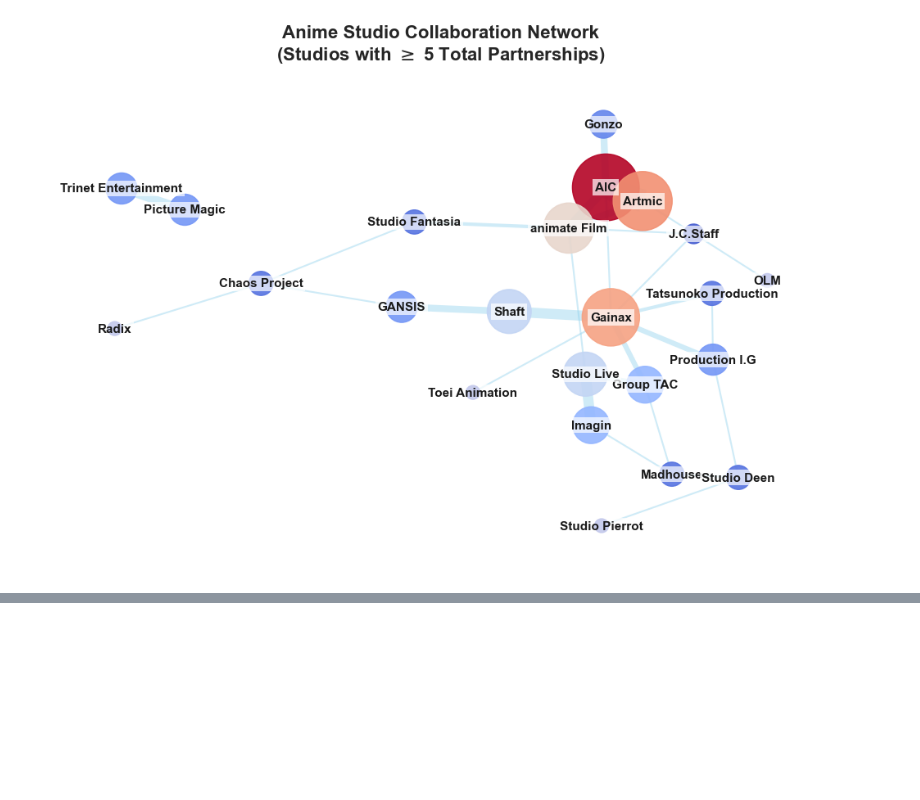
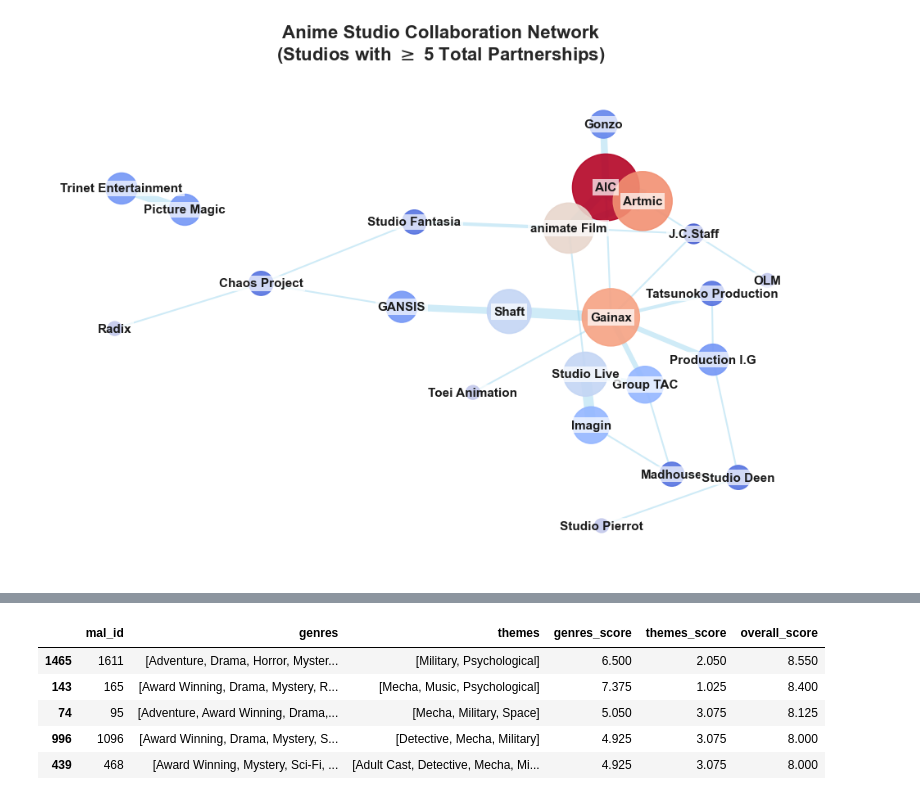
Before and after one commit to AZysk0/anime-data-analysis, a Jupyter notebook: anime_analysis_tasks.ipynb, the cells around one changed output, grey strips where cells are left out. Cells and saved outputs as stored; diff of their text form; code cells hidden in the pictures; blank space fills up the shorter version.

```diff
--- a/anime_analysis_tasks.ipynb
+++ b/anime_analysis_tasks.ipynb
@@ -1263,0 +1748,66 @@ plt.tight_layout()
+# %%
+def get_feature_weights(user: UserProfile, df: pd.DataFrame, feature):
+    user_baseline = user.average_score
+
+    trunc_df = df[['mal_id', feature]]
+    user_watched_scores = pd.DataFrame(list(user.watched_scores.items()), columns=['mal_id', 'user_score'])
+    favorites = list(user.favorites)
+    watched_anime_profiles = pd.merge(
+        trunc_df, user_watched_scores, on="mal_id", how="inner"
+    )
+
+    watched_anime_profiles["is_favorite"] = watched_anime_profiles["mal_id"].isin(favorites)  # add fav column mask
+    watched_anime_profiles["score_centered"] = watched_anime_profiles['user_score'] - user_baseline  # score centered
+    watched_anime_profiles["weights"] = (
+        watched_anime_profiles["score_centered"] + (watched_anime_profiles["is_favorite"] * 2.0)
+    ).clip(lower=0)
+
+    # and for each feature (genre/theme) i need to compute weight (normalized)?
+    feature_weights = (
+        watched_anime_profiles[[feature, 'weights']]
+        .explode(feature)
+        .dropna()
+        .groupby(feature)['weights']
+        .mean()
+    )
+    return feature_weights.to_dict()
+
+
+def get_recommended_anime(user: UserProfile, df: pd.DataFrame, n):
+    # dicts: str -> float
+    genre_weights = get_feature_weights(test_user, anime_df, 'genres')
+    theme_weights = get_feature_weights(test_user, anime_df, 'themes')
+
+    recommendation_df = df.copy()[['mal_id', 'genres', 'themes']]
+    recommendation_df['genres_score'] = recommendation_df["genres"].apply(
+        lambda genre_list: sum(genre_weights.get(g, 0.0) for g in genre_list)
+    )
+    recommendation_df['themes_score'] = recommendation_df["themes"].apply(
+        lambda theme_list: sum(theme_weights.get(t, 0.0) for t in theme_list)
+    )
+    recommendation_df['overall_score'] = recommendation_df['genres_score'] + recommendation_df['themes_score']
+
+    # exclude watched animes
+    watched_ids = list(user.watched_scores.keys())
+    unwatched_df = recommendation_df[~recommendation_df["mal_id"].isin(watched_ids)]
+    top_recommendations = unwatched_df.sort_values(
+        by="overall_score", ascending=False
+    ).head(n)
+
+    return top_recommendations
+
+
+
+# genres mapping structure:
+# {'Action': 0.0, 'Adventure': 0.47500000000000053, 'Comedy': 0.47500000000000053, 'Hentai': 1.950000000000001, 'Sci-Fi': 0.816666666666667}
+
+
+test_user = get_random_user(anime_df, 10, 3, 1)
+get_recommended_anime(test_user, anime_df, n=5)
+# %% [output]
+|  | mal_id | genres | themes | genres_score | themes_score | overall_score |
+| 1465 | 1611 | [Adventure, Drama, Horror, Myster... | [Military, Psychological] | 6.500 | 2.050 | 8.550 |
+| 143 | 165 | [Award Winning, Drama, Mystery, R... | [Mecha, Music, Psychological] | 7.375 | 1.025 | 8.400 |
+| 74 | 95 | [Adventure, Award Winning, Drama,... | [Mecha, Military, Space] | 5.050 | 3.075 | 8.125 |
+| 996 | 1096 | [Award Winning, Drama, Mystery, S... | [Detective, Mecha, Military] | 4.925 | 3.075 | 8.000 |
+| 439 | 468 | [Award Winning, Mystery, Sci-Fi, ... | [Adult Cast, Detective, Mecha, Mi... | 4.925 | 3.075 | 8.000 |
```
Also changed, not shown: parts of 10 cells of this notebook, 2 other files.
